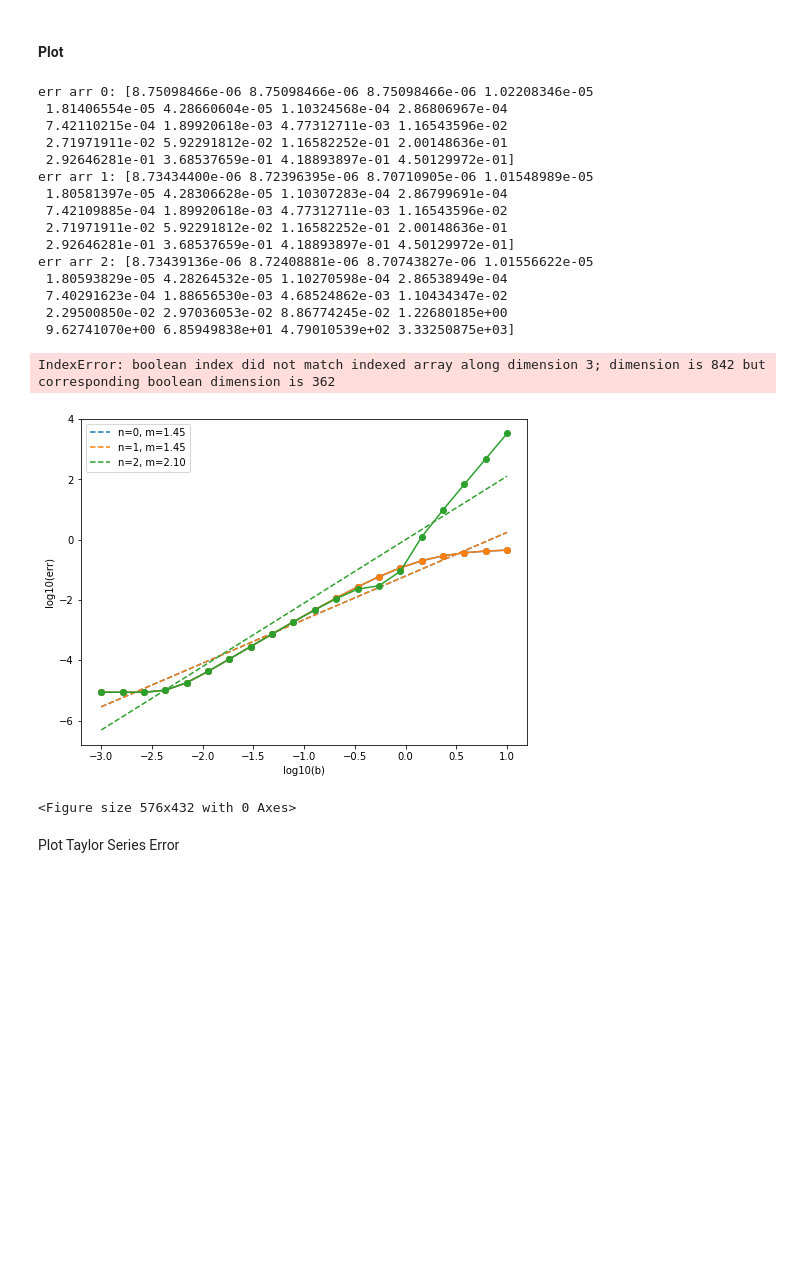
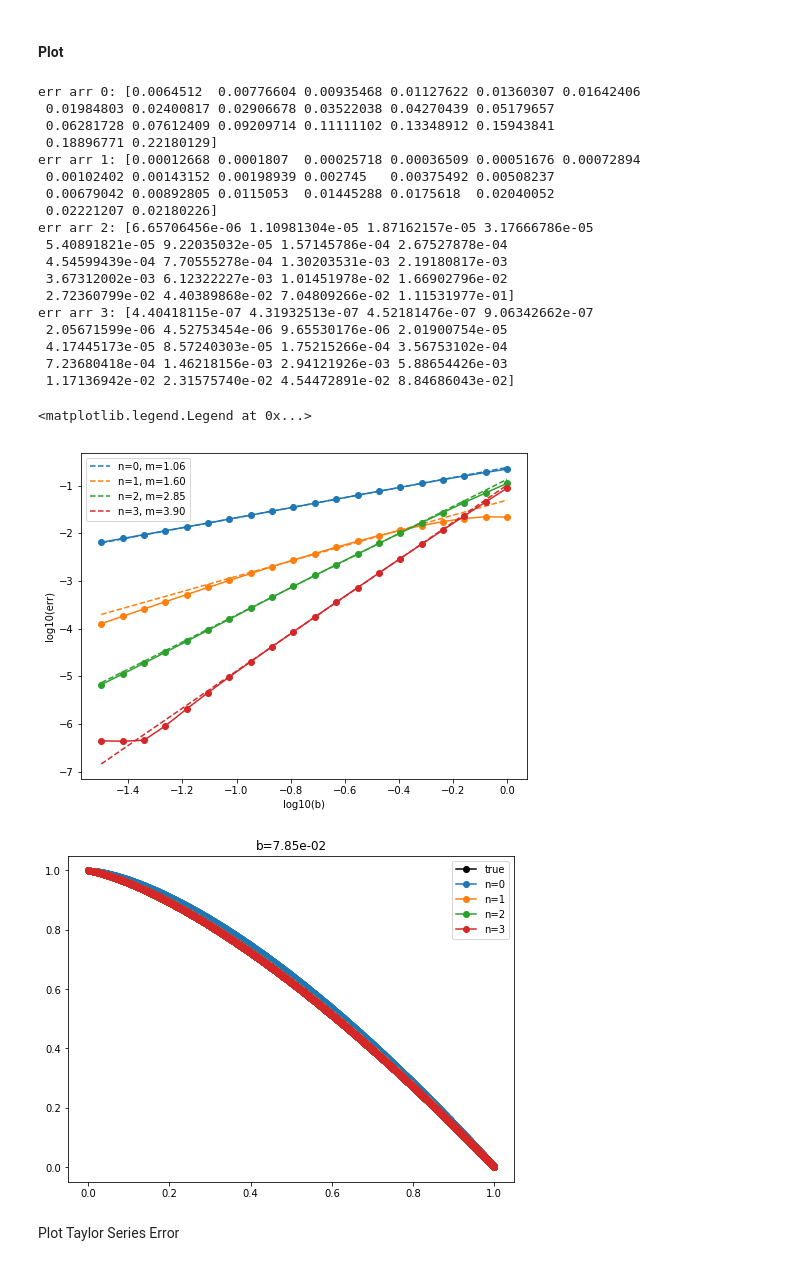
Before and after one commit to OliverEvans96/kelp, a Jupyter notebook: code/python/ManufacturedSolution.ipynb, the cells around one changed output. Saved outputs shown, nothing was run; the diff lists cells and outputs as text; code cells hidden in the pictures; blank space fills up the shorter version.

```diff
--- a/code/python/ManufacturedSolution.ipynb
+++ b/code/python/ManufacturedSolution.ipynb
@@ -961,19 +991,19 @@ conv.plot_lin_fit(
 # %%
 print("hi")
 # %%
-base_dir = os.path.join(os.environ['SCRATCH'], 'kelp-results')
-# base_dir = '/home/oliver/academic/research/kelp-results'
+#base_dir = os.path.join(os.environ['SCRATCH'], 'kelp-results')
+base_dir = '/home/oliver/academic/research/kelp-results'
 
-ns = 40
-nz = 80
-na = 30
+ns = 1
+nz = 2000
+na = 2
 
-num_threads = 32
+num_threads = 4
 
-num_scatters_list = [0, 1, 2]
-b_list = np.logspace(-3, 1, 20)
+num_scatters_list = [0, 1, 2, 3]
+b_list = np.logspace(-1.5, 0, 20)
 
-study_name = 'verify_asym_uni_a_expb_L_{}x{}x{}_scat_0_1_2_b_m3_3'.format(ns, nz, na)
+study_name = 'verify_asym_uni_a_expb15_L_{}x{}x{}_scat_0_1_2_3_b_m15_0'.format(ns, nz, na)
 study_dir = os.path.join(base_dir, study_name)
 
 ntheta = na
@@ -1012,7 +1042,0 @@ print("hi")
-# %%
-ns = 40
-nz = 80
-na = 20
-ntheta = na
-nphi = na
-grid = mms.gen_grid(ns, nz, ntheta, nphi, rope_spacing, zmax)
@@ -1046,7 +1044,7 @@ import warnings
 #### Plot
 # %%
 base_dir = os.path.join(os.environ['SCRATCH'], 'kelp-results')
-study_name = 'verify_asym_uni_a_expb_L_40x80x30_scat_0_1_2_b_m3_3'
+study_name = 'verify_asym_uni_a_expb15_L_1x2000x2_scat_0_1_2_3_b_m15_0'
 study_dir = os.path.join(base_dir, study_name)
 # %%
 db_path = os.path.join(study_dir, '{}.db'.format(study_name))
@@ -1062,7 +1060,7 @@ plt.figure(figsize=[8,6])
 
 true_rad_list = []
 asym_rad_list = []
-i_plot = 6
+i_plot = 5
 for num_scatters in num_scatters_list:
     err_list = []
     for i, b in enumerate(b_list):
@@ -1078,53 +1076,56 @@ for num_scatters in num_scatters_list:
         err = norm(rad - true_rad)
         err_list.append(err)
 
         if i == i_plot:
             asym_rad_list.append(rad)
             true_rad_list.append(true_rad)
 
     b_arr = np.array(b_list)[:]
     err_arr = np.array(err_list)[:]
 
     print("err arr {}: {}".format(num_scatters, err_arr))
     conv.plot_lin_fit(
         np.log10(b_arr), np.log10(err_arr),
-        min(np.log(b_arr)), max(np.log(b_arr)),
+        min(-1+0*np.log(b_arr)), -.25+0*max(np.log(b_arr)),
         xlabel='log10(b)', ylabel='log10(err)',
         label='n=%d, m={m:.2f}' % num_scatters
     )
 plt.title('')
 plt.legend()
 
 plt.figure(figsize=(8,6))
 grid = mms.gen_grid(ns, nz, ntheta, nphi, rope_spacing, zmax)
 plot_inds = np.zeros_like(grid[2], dtype=bool)
-plot_inds[0,0,:,48] = True
+plot_inds[0,0,:,0] = True
 z = grid[2][plot_inds]
 plt.plot(z, true_rad_list[0][plot_inds], 'ko-', label='true')
 for n in num_scatters_list:
     plt.plot(z, asym_rad_list[n][plot_inds], 'C{}o-'.format(n), label='n={}'.format(n))
 
 plt.title('b={:.2e}'.format(b_list[i_plot]))
 plt.legend()
 # %% [output]
-err arr 0: [8.75098466e-06 8.75098466e-06 8.75098466e-06 1.02208346e-05
- 1.81406554e-05 4.28660604e-05 1.10324568e-04 2.86806967e-04
- 7.42110215e-04 1.89920618e-03 4.77312711e-03 1.16543596e-02
- 2.71971911e-02 5.92291812e-02 1.16582252e-01 2.00148636e-01
- 2.92646281e-01 3.68537659e-01 4.18893897e-01 4.50129972e-01]
-err arr 1: [8.73434400e-06 8.72396395e-06 8.70710905e-06 1.01548989e-05
- 1.80581397e-05 4.28306628e-05 1.10307283e-04 2.86799691e-04
- 7.42109885e-04 1.89920618e-03 4.77312711e-03 1.16543596e-02
- 2.71971911e-02 5.92291812e-02 1.16582252e-01 2.00148636e-01
- 2.92646281e-01 3.68537659e-01 4.18893897e-01 4.50129972e-01]
-err arr 2: [8.73439136e-06 8.72408881e-06 8.70743827e-06 1.01556622e-05
- 1.80593829e-05 4.28264532e-05 1.10270598e-04 2.86538949e-04
- 7.40291623e-04 1.88656530e-03 4.68524862e-03 1.10434347e-02
- 2.29500850e-02 2.97036053e-02 8.86774245e-02 1.22680185e+00
- 9.62741070e+00 6.85949838e+01 4.79010539e+02 3.33250875e+03]
+err arr 0: [0.0064512  0.00776604 0.00935468 0.01127622 0.01360307 0.01642406
+ 0.01984803 0.02400817 0.02906678 0.03522038 0.04270439 0.05179657
+ 0.06281728 0.07612409 0.09209714 0.11111102 0.13348912 0.15943841
+ 0.18896771 0.22180129]
+err arr 1: [0.00012668 0.0001807  0.00025718 0.00036509 0.00051676 0.00072894
+ 0.00102402 0.00143152 0.00198939 0.002745   0.00375492 0.00508237
+ 0.00679042 0.00892805 0.0115053  0.01445288 0.0175618  0.02040052
+ 0.02221207 0.02180226]
+err arr 2: [6.65706456e-06 1.10981304e-05 1.87162157e-05 3.17666786e-05
+ 5.40891821e-05 9.22035032e-05 1.57145786e-04 2.67527878e-04
+ 4.54599439e-04 7.70555278e-04 1.30203531e-03 2.19180817e-03
+ 3.67312002e-03 6.12322227e-03 1.01451978e-02 1.66902796e-02
+ 2.72360799e-02 4.40389868e-02 7.04809266e-02 1.11531977e-01]
+err arr 3: [4.40418115e-07 4.31932513e-07 4.52181476e-07 9.06342662e-07
+ 2.05671599e-06 4.52753454e-06 9.65530176e-06 2.01900754e-05
+ 4.17445173e-05 8.57240303e-05 1.75215266e-04 3.56753102e-04
+ 7.23680418e-04 1.46218156e-03 2.94121926e-03 5.88654426e-03
+ 1.17136942e-02 2.31575740e-02 4.54472891e-02 8.84686043e-02]
-IndexError: boolean index did not match indexed array along dimension 3; dimension is 842 but corresponding boolean dimension is 362
+<matplotlib.legend.Legend at 0x...>
-[figure, old version]
+[figure, new version]
-<Figure size 576x432 with 0 Axes>
+[figure, added]
 # %% [markdown]
 Plot Taylor Series Error
 # %%
```
Also changed, not shown: parts of 19 cells of this notebook.
